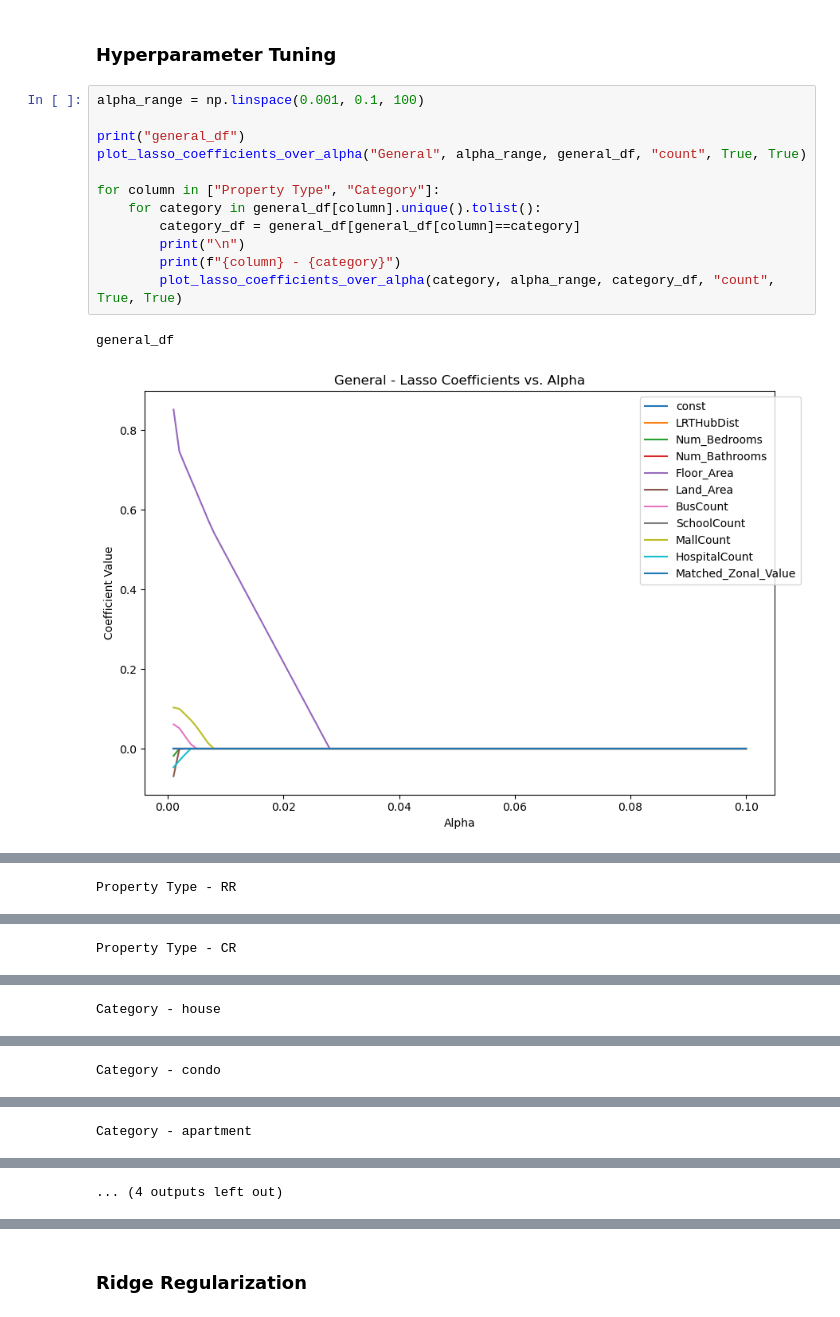
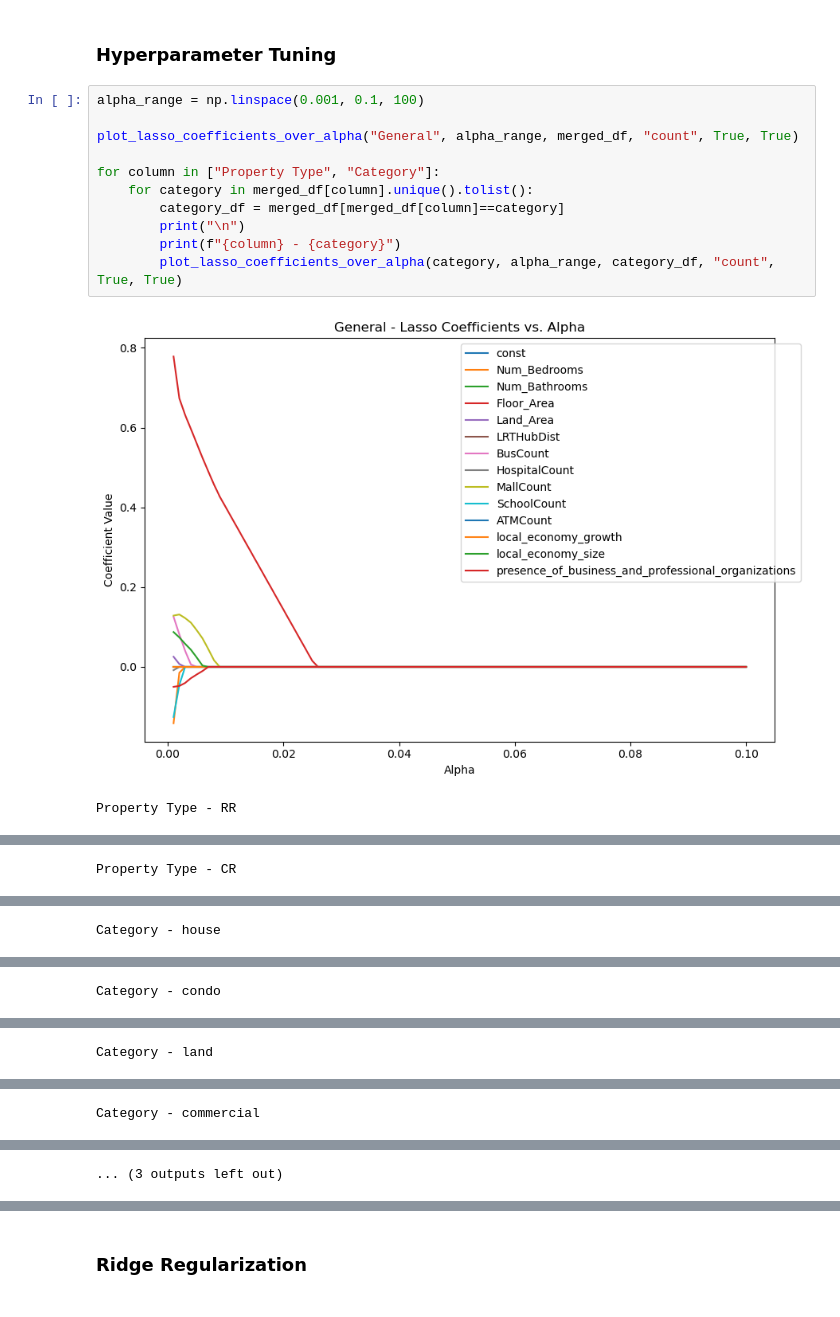
Before and after one commit to yumoldianne/lvc-lrt1, a Jupyter notebook: 04 Modelling w Regularization.ipynb, the cells around one changed output, grey strips where cells are left out. Cells and saved outputs as stored; diff of their text form.

Commit message:
Modifying and applying previous models to merged_df Fixing regularization, currently not converging

```diff
--- a/04 Modelling w Regularization.ipynb
+++ b/04 Modelling w Regularization.ipynb
@@ -14,15 +9,14 @@ qgis_df["Property Type"] = qgis_df["Category"].map(RR_CR_dct)
 # %%
 alpha_range = np.linspace(0.001, 0.1, 100)
 
-print("general_df")
-plot_lasso_coefficients_over_alpha("General", alpha_range, general_df, "count", True, True)
+plot_lasso_coefficients_over_alpha("General", alpha_range, merged_df, "count", True, True)
 
 for column in ["Property Type", "Category"]:
-    for category in general_df[column].unique().tolist():
-        category_df = general_df[general_df[column]==category]
+    for category in merged_df[column].unique().tolist():
+        category_df = merged_df[merged_df[column]==category]
         print("\n")
         print(f"{column} - {category}")
         plot_lasso_coefficients_over_alpha(category, alpha_range, category_df, "count", True, True)
 # %% [output]
+[figure, new version]
-general_df
+Property Type - RR
-[figure, old version]
@@ -29 +24 @@ general_df
-Property Type - RR
+Property Type - CR
@@ -31 +26 @@ Property Type - RR
-Property Type - CR
+Category - house
@@ -33 +28 @@ Property Type - CR
-Category - house
+Category - condo
@@ -35 +30 @@ Category - house
-Category - condo
+Category - land
@@ -37 +32 @@ Category - condo
-Category - apartment
+Category - commercial
@@ -39 +33 @@ Category - apartment
-... (4 outputs left out)
+... (3 outputs left out)
```
Also changed, not shown: parts of 10 cells of this notebook, 10 other files.
